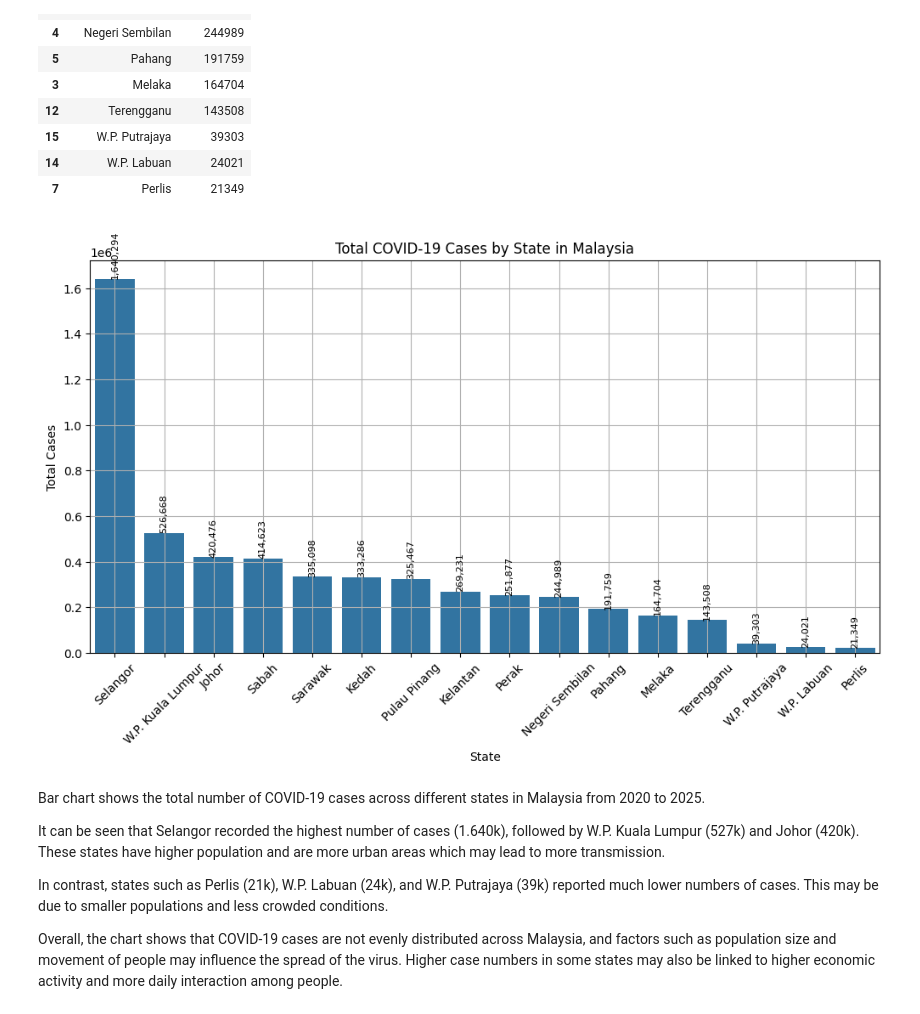
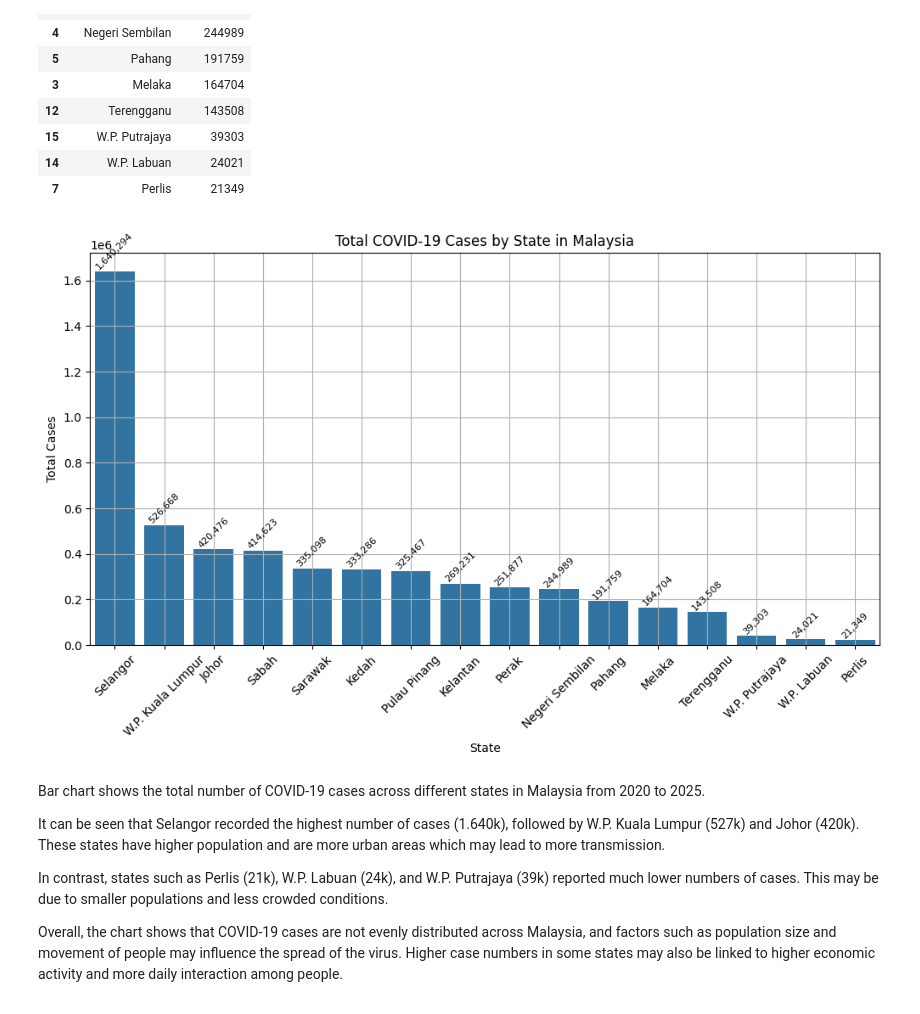
Before and after one commit to Julia-Mansor/MSc-Project-2-Data-Science, a Jupyter notebook: P170177_STQD6014__SEM2_2025_2026__Project2.ipynb, the cells around one changed output. Drawn from its saved outputs; the diff is of its cells as text; code cells hidden in the pictures.

```diff
--- a/P170177_STQD6014__SEM2_2025_2026__Project2.ipynb
+++ b/P170177_STQD6014__SEM2_2025_2026__Project2.ipynb
@@ -286,32 +286,32 @@ state_cases
 # %%
 import matplotlib.pyplot as plt
 import seaborn as sns
 
 plt.figure(figsize=(12,6))
 
 ax = sns.barplot(x='state', y='cases_new', data=state_cases)
 
 for i, v in enumerate(state_cases['cases_new']):
     ax.text(
         i,
         v,
         f"{v:,.0f}",
         ha='center',
         va='bottom',
         fontsize=8,
-        rotation=90
+        rotation=45
     )
 
 plt.title('Total COVID-19 Cases by State in Malaysia')
 plt.xlabel('State')
 plt.ylabel('Total Cases')
 
 plt.xticks(rotation=45)
 plt.grid(True)
 
 plt.show()
 # %% [output]
-[figure, old version]
+[figure, new version]
 # %% [markdown]
 Bar chart shows the total number of COVID-19 cases across different states in Malaysia from 2020 to 2025.
 
```
Also changed, not shown: parts of 7 cells of this notebook.
